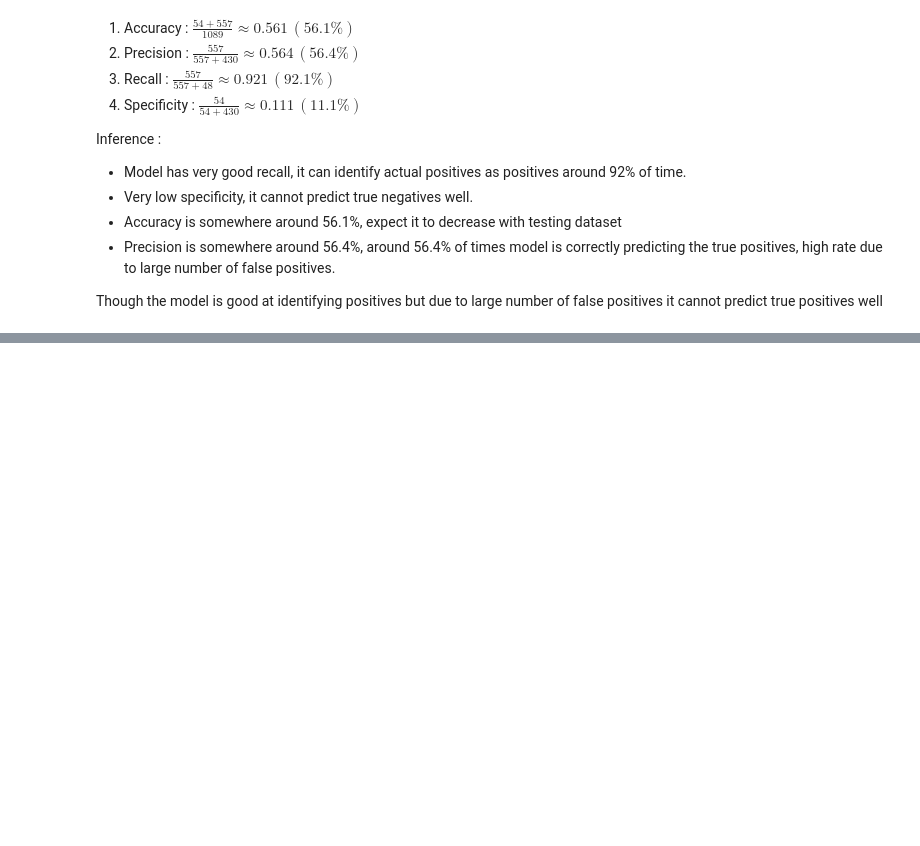
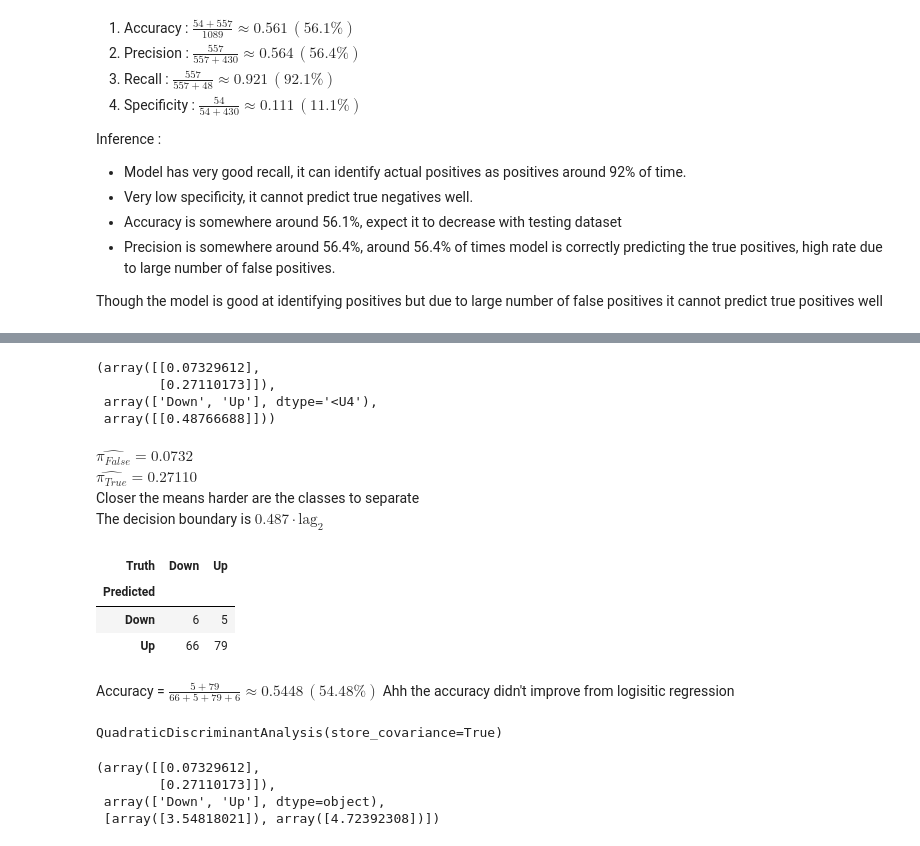
Before and after one commit to kkkamur07/ISL-Learning, a Jupyter notebook: Classification/Classification-Solutions.ipynb, the cells around one changed output, grey strips where cells are left out. Cells and saved outputs as stored; diff of their text form; code cells hidden in the pictures; blank space fills up the shorter version.

```diff
--- a/Classification/Classification-Solutions.ipynb
+++ b/Classification/Classification-Solutions.ipynb
@@ -102,0 +134,34 @@ Though the model is good at identifying positives but due to large number of fal
+# %%
+lda.means_ , lda.classes_ , lda.scalings_
+# %% [output]
+(array([[0.07329612],
+        [0.27110173]]),
+ array(['Down', 'Up'], dtype='<U4'),
+ array([[0.48766688]]))
+# %% [markdown]
+$\hat{\pi_{False}} = 0.0732 $ <br>
+$\hat{\pi_{True}} = 0.27110 $ <br>
+Closer the means harder are the classes to separate <br>
+The decision boundary is $0.487 \cdot \text{lag}_2$
+# %%
+lda_pred = lda.predict(x_test)
+confusion_table(lda_pred, y_test)
+# %% [output]
+| Truth | Down | Up |
+| Predicted |  |  |
+| Down | 6 | 5 |
+| Up | 66 | 79 |
+# %% [markdown]
+Accuracy = $\frac{5 + 79}{ 66 + 5 + 79 + 6} \approx 0.5448 \, (54.48\%) $ Ahh the accuracy didn't improve from logisitic regression
+# %%
+qda = QDA(store_covariance = True)
+qda.fit(x_train, y_training)
+# %% [output]
+QuadraticDiscriminantAnalysis(store_covariance=True)
+# %%
+qda.means_, qda.classes_, qda.scalings_
+# %% [output]
+(array([[0.07329612],
+        [0.27110173]]),
+ array(['Down', 'Up'], dtype=object),
+ [array([3.54818021]), array([4.72392308])])
```
Also changed, not shown: parts of 15 cells of this notebook, 2 other files.
